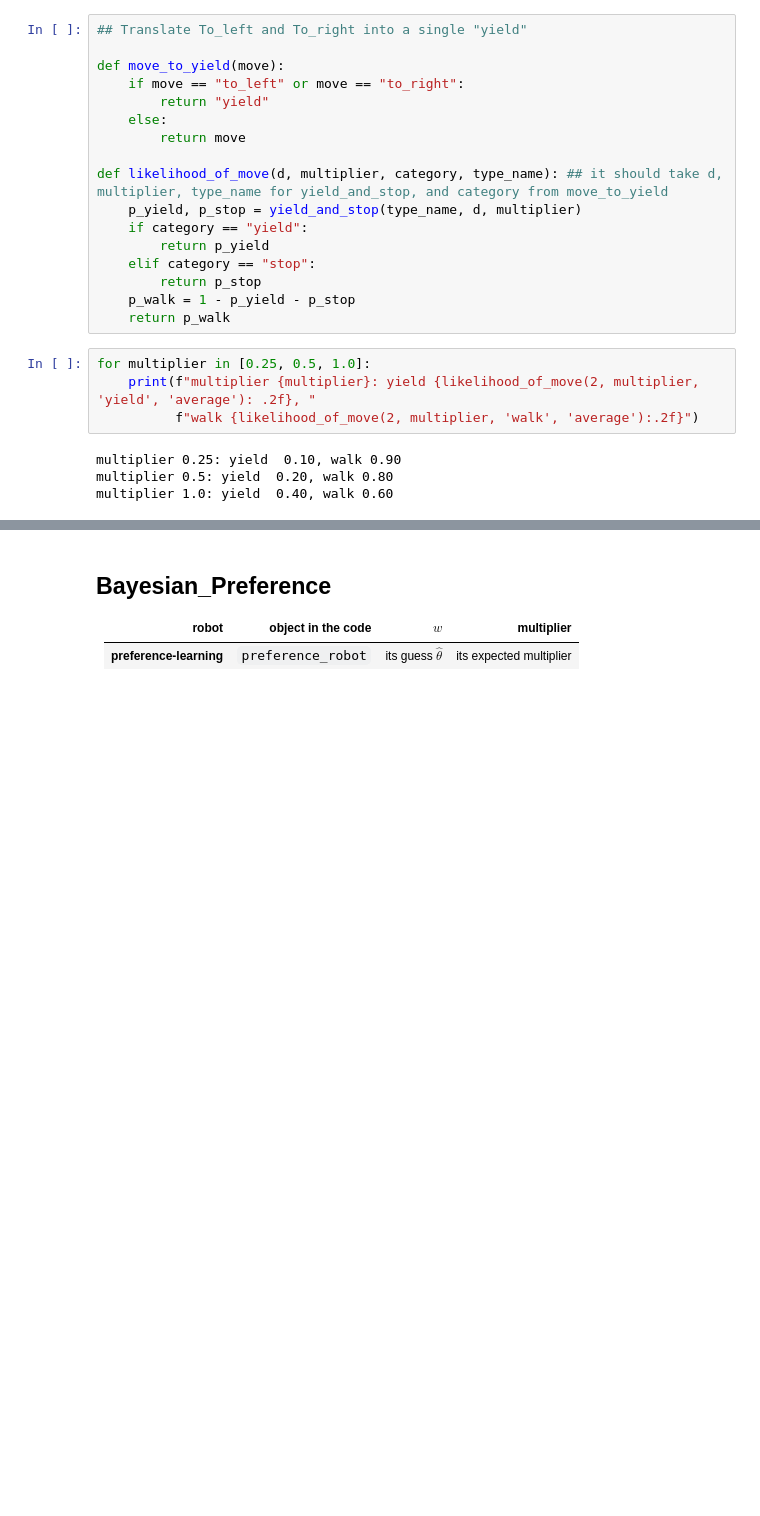
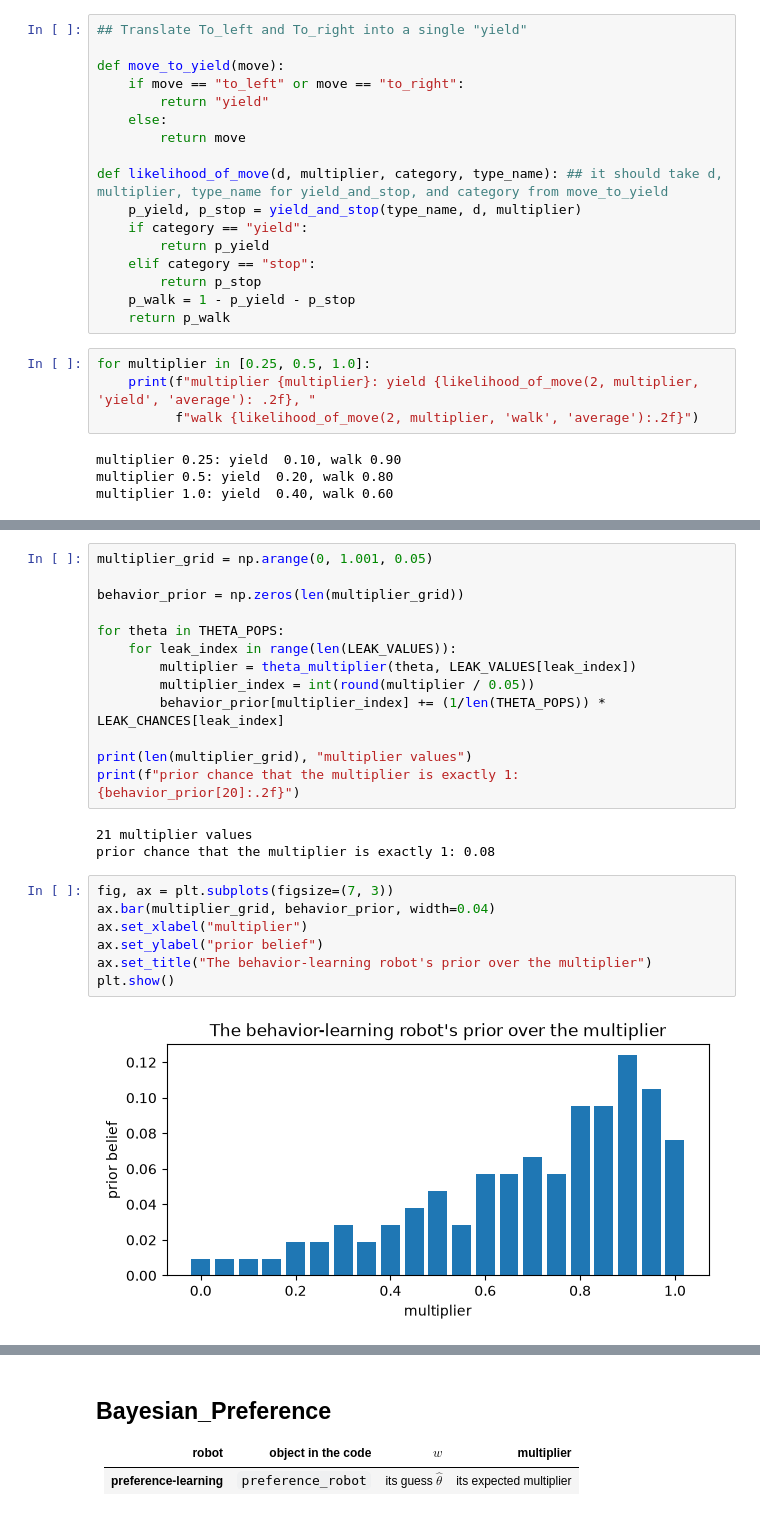
Before and after one commit to TonyZhang1102/non_user_poc, a Jupyter notebook: main.ipynb, the cells around one changed output, grey strips where cells are left out. Saved outputs shown, nothing was run; the diff lists cells and outputs as text; blank space fills up the shorter version.

Commit message:
add_behavior_robot_in

```diff
--- a/main.ipynb
+++ b/main.ipynb
@@ -1309,0 +1344,25 @@ multiplier 1.0: yield  0.40, walk 0.60
+# %%
+multiplier_grid = np.arange(0, 1.001, 0.05)
+
+behavior_prior = np.zeros(len(multiplier_grid))
+
+for theta in THETA_POPS:
+    for leak_index in range(len(LEAK_VALUES)):
+        multiplier = theta_multiplier(theta, LEAK_VALUES[leak_index])
+        multiplier_index = int(round(multiplier / 0.05))
+        behavior_prior[multiplier_index] += (1/len(THETA_POPS)) * LEAK_CHANCES[leak_index]
+
+print(len(multiplier_grid), "multiplier values")
+print(f"prior chance that the multiplier is exactly 1: {behavior_prior[20]:.2f}")
+# %% [output]
+21 multiplier values
+prior chance that the multiplier is exactly 1: 0.08
+# %%
+fig, ax = plt.subplots(figsize=(7, 3))
+ax.bar(multiplier_grid, behavior_prior, width=0.04)
+ax.set_xlabel("multiplier")
+ax.set_ylabel("prior belief")
+ax.set_title("The behavior-learning robot's prior over the multiplier")
+plt.show()
+# %% [output]
+[figure, added]
```
Also changed, not shown: parts of 23 cells of this notebook.
